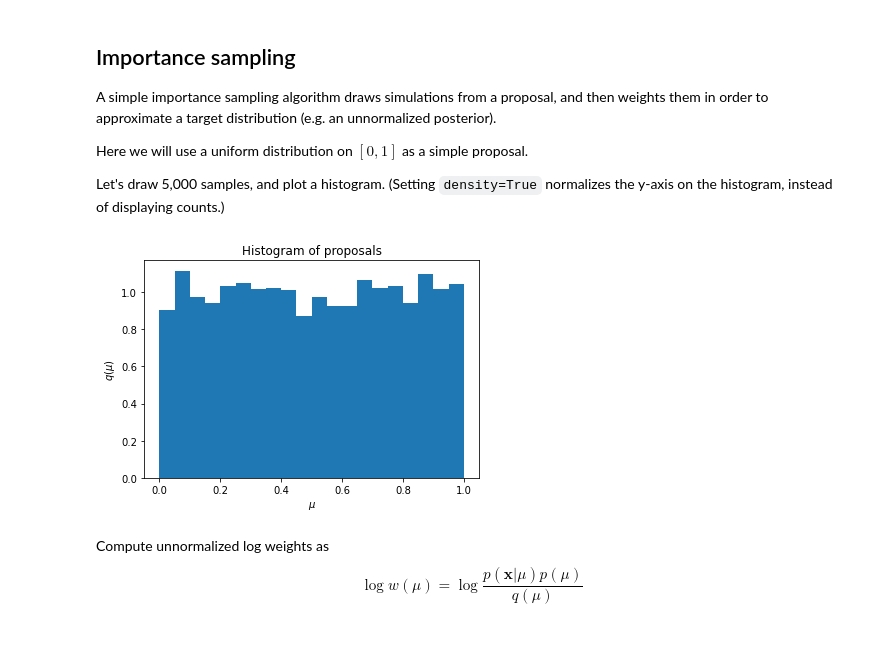
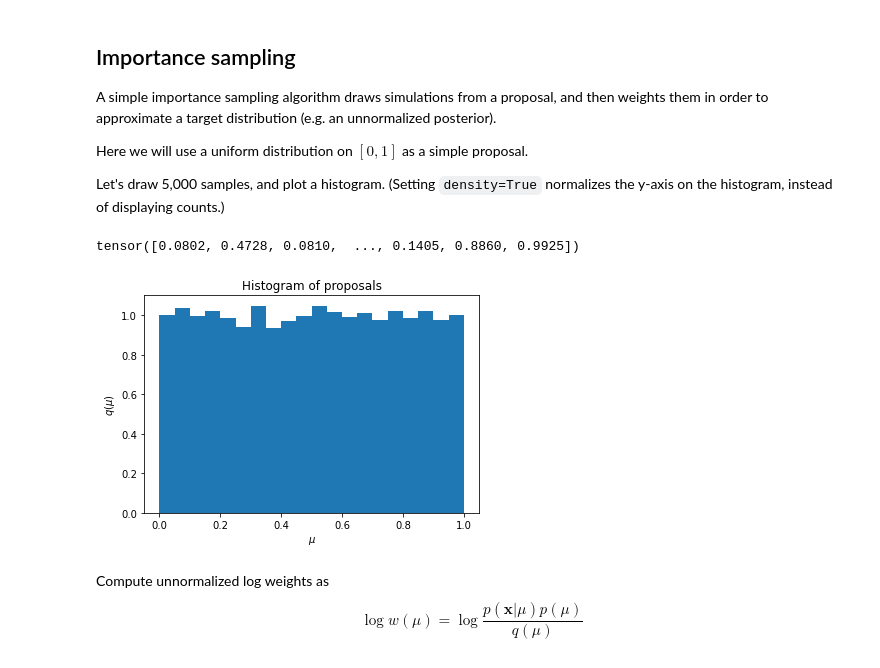
Before and after one commit to eirikbaekkelund/Bayesian_Deep_Learning, a Jupyter notebook: bent_coins.ipynb, the cells around one changed output. Cells and saved outputs as stored; diff of their text form; code cells hidden in the pictures.

```diff
--- a/bent_coins.ipynb
+++ b/bent_coins.ipynb
@@ -92,13 +95,15 @@ Let's draw 5,000 samples, and plot a histogram. (Setting `density=True` normaliz
 # %%
 proposal_dist = dist.Uniform(0, 1)
 
-proposal_samples = proposal_dist.sample((5000,))
+proposal_samples = proposal_dist.sample((20000,))
 plt.hist(proposal_samples.numpy(), bins=20, density=True);
 plt.xlabel("$\mu$")
 plt.ylabel("$q(\mu)$")
 plt.title("Histogram of proposals");
+print(proposal_samples)
 # %% [output]
+tensor([0.0802, 0.4728, 0.0810,  ..., 0.1405, 0.8860, 0.9925])
-[figure, old version]
+[figure, new version]
 # %% [markdown]
 Compute unnormalized log weights as
 $$\log w(\mu) = \log \frac{p(\boldsymbol{x} | \mu)p(\mu)}{q(\mu)}$$
```
Also changed, not shown: parts of 18 cells of this notebook, 2 other files.
